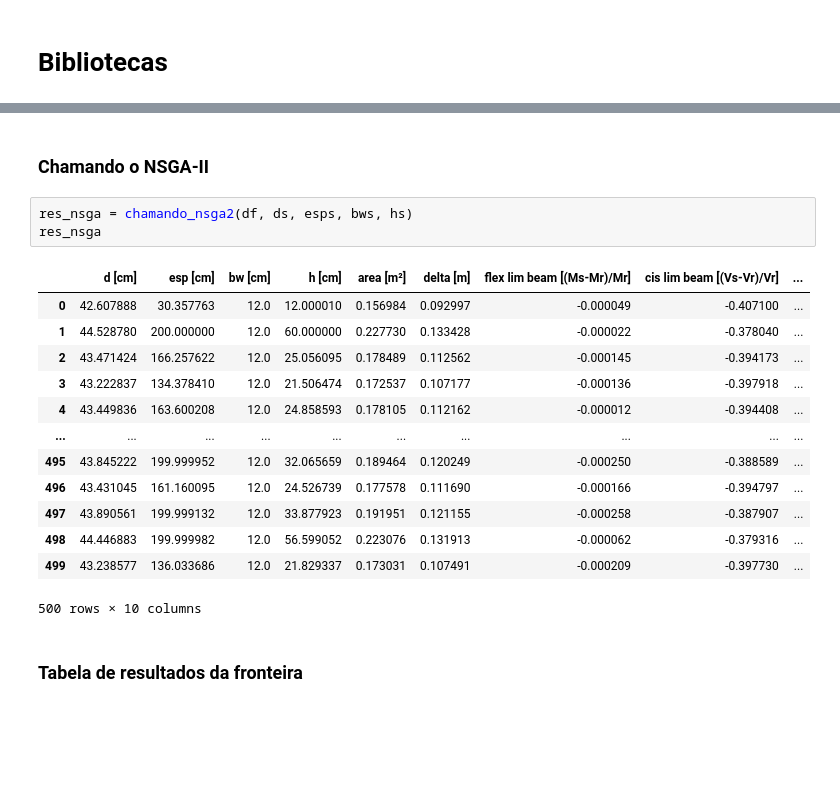
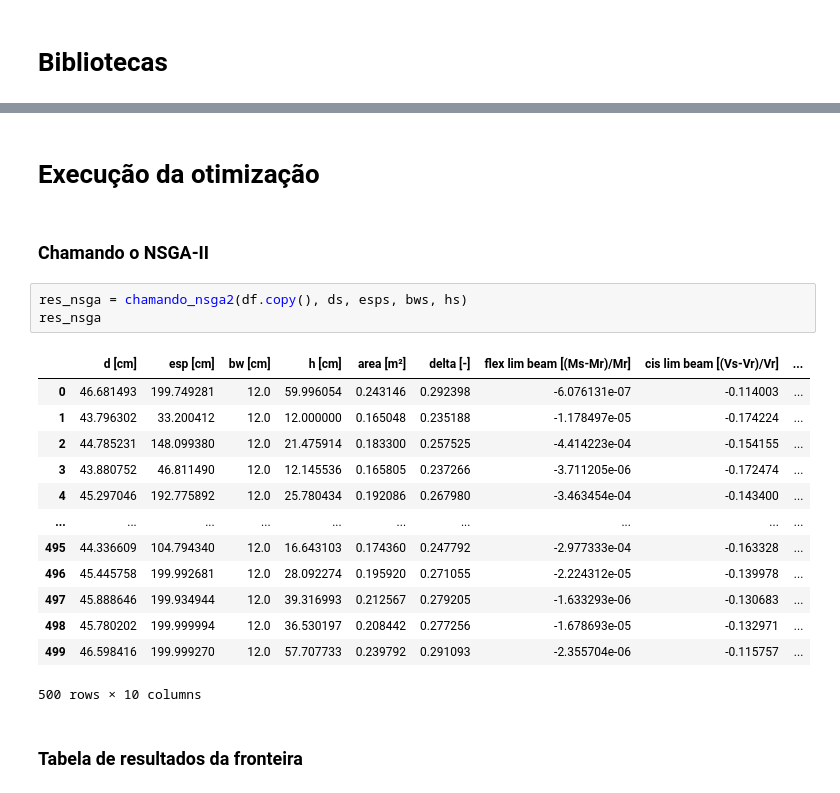
Before and after one commit to wmpjrufg/reliabridge, a Jupyter notebook: testes.ipynb, the cells around one changed output, grey strips where cells are left out. Drawn from its saved outputs; the diff is of its cells as text; blank space fills up the shorter version.

```diff
--- a/testes.ipynb
+++ b/testes.ipynb
@@ -46,21 +142,23 @@ hs = [12, 60]
+# %% [markdown]
+# Execução da otimização
 # %% [markdown]
 ### Chamando o NSGA-II
 # %%
-res_nsga = chamando_nsga2(df, ds, esps, bws, hs)
+res_nsga = chamando_nsga2(df.copy(), ds, esps, bws, hs)
 res_nsga
 # %% [output]
-|  | d [cm] | esp [cm] | bw [cm] | h [cm] | area [m²] | delta [m] | flex lim beam [(Ms-Mr)/Mr] | cis lim beam [(Vs-Vr)/Vr] | ... |
-| 0 | 42.607888 | 30.357763 | 12.0 | 12.000010 | 0.156984 | 0.092997 | -0.000049 | -0.407100 | ... |
-| 1 | 44.528780 | 200.000000 | 12.0 | 60.000000 | 0.227730 | 0.133428 | -0.000022 | -0.378040 | ... |
-| 2 | 43.471424 | 166.257622 | 12.0 | 25.056095 | 0.178489 | 0.112562 | -0.000145 | -0.394173 | ... |
-| 3 | 43.222837 | 134.378410 | 12.0 | 21.506474 | 0.172537 | 0.107177 | -0.000136 | -0.397918 | ... |
-| 4 | 43.449836 | 163.600208 | 12.0 | 24.858593 | 0.178105 | 0.112162 | -0.000012 | -0.394408 | ... |
+|  | d [cm] | esp [cm] | bw [cm] | h [cm] | area [m²] | delta [-] | flex lim beam [(Ms-Mr)/Mr] | cis lim beam [(Vs-Vr)/Vr] | ... |
+| 0 | 46.681493 | 199.749281 | 12.0 | 59.996054 | 0.243146 | 0.292398 | -6.076131e-07 | -0.114003 | ... |
+| 1 | 43.796302 | 33.200412 | 12.0 | 12.000000 | 0.165048 | 0.235188 | -1.178497e-05 | -0.174224 | ... |
+| 2 | 44.785231 | 148.099380 | 12.0 | 21.475914 | 0.183300 | 0.257525 | -4.414223e-04 | -0.154155 | ... |
+| 3 | 43.880752 | 46.811490 | 12.0 | 12.145536 | 0.165805 | 0.237266 | -3.711205e-06 | -0.172474 | ... |
+| 4 | 45.297046 | 192.775892 | 12.0 | 25.780434 | 0.192086 | 0.267980 | -3.463454e-04 | -0.143400 | ... |
 | ... | ... | ... | ... | ... | ... | ... | ... | ... | ... |
-| 495 | 43.845222 | 199.999952 | 12.0 | 32.065659 | 0.189464 | 0.120249 | -0.000250 | -0.388589 | ... |
-| 496 | 43.431045 | 161.160095 | 12.0 | 24.526739 | 0.177578 | 0.111690 | -0.000166 | -0.394797 | ... |
-| 497 | 43.890561 | 199.999132 | 12.0 | 33.877923 | 0.191951 | 0.121155 | -0.000258 | -0.387907 | ... |
-| 498 | 44.446883 | 199.999982 | 12.0 | 56.599052 | 0.223076 | 0.131913 | -0.000062 | -0.379316 | ... |
-| 499 | 43.238577 | 136.033686 | 12.0 | 21.829337 | 0.173031 | 0.107491 | -0.000209 | -0.397730 | ... |
+| 495 | 44.336609 | 104.794340 | 12.0 | 16.643103 | 0.174360 | 0.247792 | -2.977333e-04 | -0.163328 | ... |
+| 496 | 45.445758 | 199.992681 | 12.0 | 28.092274 | 0.195920 | 0.271055 | -2.224312e-05 | -0.139978 | ... |
+| 497 | 45.888646 | 199.934944 | 12.0 | 39.316993 | 0.212567 | 0.279205 | -1.633293e-06 | -0.130683 | ... |
+| 498 | 45.780202 | 199.999994 | 12.0 | 36.530197 | 0.208442 | 0.277256 | -1.678693e-05 | -0.132971 | ... |
+| 499 | 46.598416 | 199.999270 | 12.0 | 57.707733 | 0.239792 | 0.291093 | -2.355704e-06 | -0.115757 | ... |
 500 rows × 10 columns
 # %% [markdown]
 ### Tabela de resultados da fronteira
```
Also changed, not shown: parts of 24 cells of this notebook, 1 other file.
